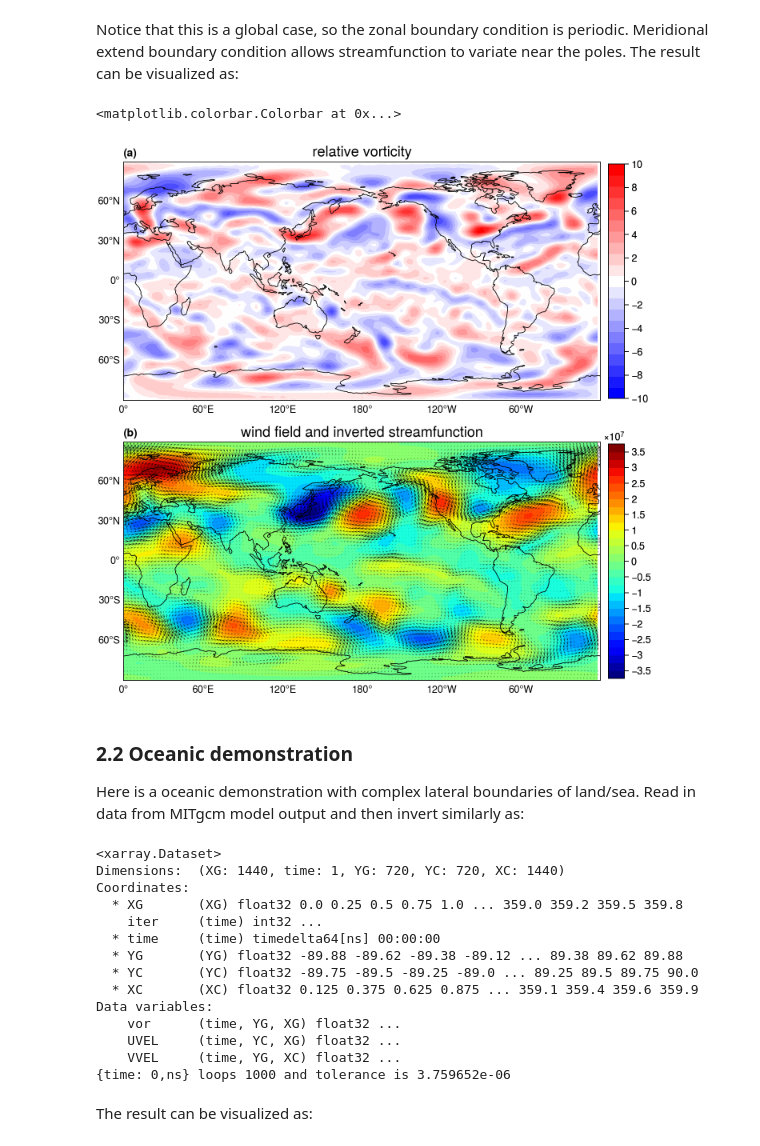
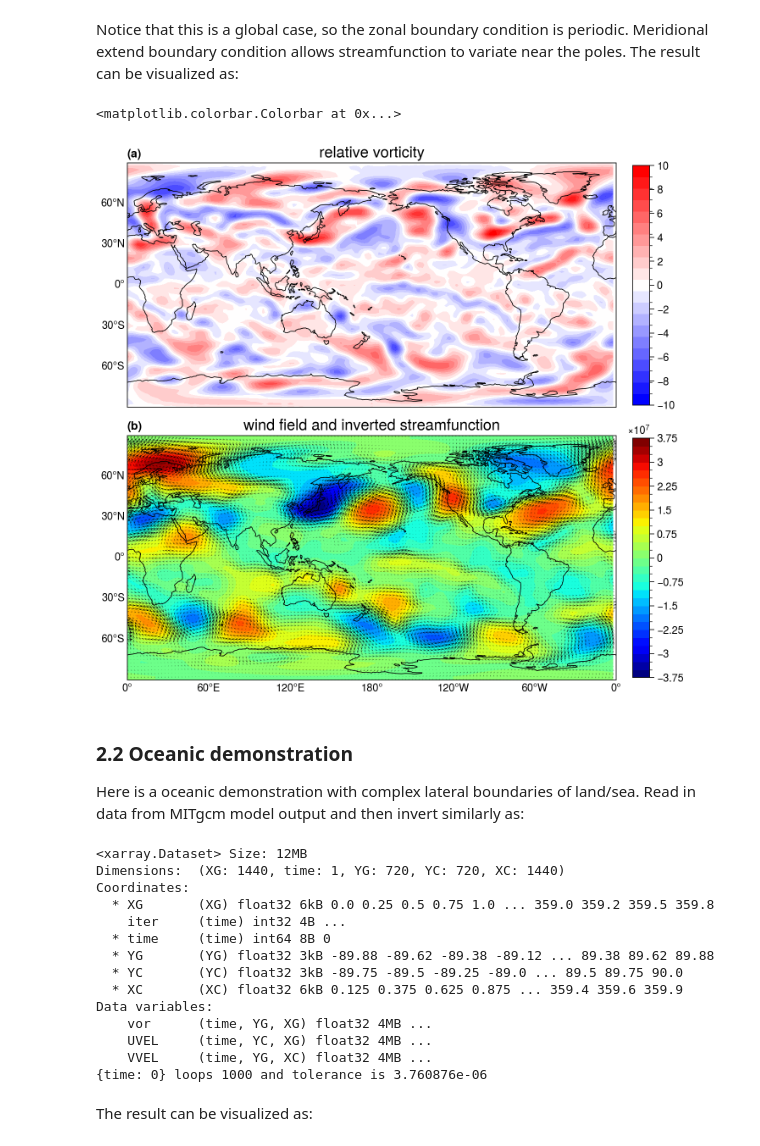
Before and after one commit to miniufo/xinvert, a Jupyter notebook: docs/source/notebooks/01_Poisson_equation_horizontal.ipynb, the cells around one changed output. Drawn from its saved outputs; the diff is of its cells as text; code cells hidden in the pictures.

```diff
--- a/docs/source/notebooks/01_Poisson_equation_horizontal.ipynb
+++ b/docs/source/notebooks/01_Poisson_equation_horizontal.ipynb
@@ -94,40 +94,39 @@ sf = invert_Poisson(vor, dims=['lat','lon'], iParams=iParams)
 # %% [markdown]
 Notice that this is a global case, so the zonal boundary condition is periodic.  Meridional extend boundary condition allows streamfunction to variate near the poles.  The result can be visualized as:
 # %%
-import proplot as pplt
+import ultraplot as uplt
 import xarray as xr
 import numpy as np
 
 # select the first time step
 u = ds.u.where(ds.u!=0)[0].load()
 v = ds.v.where(ds.v!=0)[0].load()
 m = np.hypot(u, v)
-
-fig, axes = pplt.subplots(nrows=2, ncols=1, figsize=(7, 7), sharex=3, sharey=3,
-                          proj=pplt.Proj('cyl', lon_0=180))
-
 fontsize = 13
 
-axes.format(abc='(a)', coast=True,
-            lonlines=60, latlines=30, lonlabels='b', latlabels='l',
-            grid=False, labels=False)
+fig, axes = uplt.subplots(nrows=2, ncols=1, figsize=(7, 6.6), sharex=3, sharey=3,
+                          proj=uplt.Proj('cyl', lon_0=180))
+fig.set_facecolor('w')
 
 ax = axes[0]
 p = ax.contourf(u.lon, u.lat, vor[0]*1e5, cmap='bwr',
                 levels=np.linspace(-10, 10, 22))
 ax.set_title('relative vorticity', fontsize=fontsize)
 ax.colorbar(p, loc='r', label='', ticks=2, length=0.98)
 
 ax = axes[1]
 p = ax.contourf(u.lon, u.lat, sf[0], levels=30, cmap='jet')
 ax.quiver(u.lon.values, u.lat.values, u.values, v.values,
               width=0.0007, headwidth=12., headlength=15.)
               # headwidth=1, headlength=3, width=0.002)
 ax.set_title('wind field and inverted streamfunction', fontsize=fontsize)
 ax.colorbar(p, loc='r', label='', length=0.98)
+
+axes.format(abc='(a)', coast=True, grid=False, labels=False,
+            lonlines=60, latlines=30, lonlabels='b', latlabels='l')
 # %% [output]
 <matplotlib.colorbar.Colorbar at 0x...>
-[figure, old version]
+[figure, new version]
 # %% [markdown]
 ### 2.2 Oceanic demonstration
 Here is a oceanic demonstration with complex lateral boundaries of land/sea.  Read in data from MITgcm model output and then invert similarly as:
@@ -137,7 +136,7 @@ import sys
 sys.path.append('../../../')
 from xinvert import invert_Poisson
 
-ds = xr.open_dataset('../../../Data/Helmholtz_ocean.nc')
+ds = xr.open_dataset('../../../Data/Helmholtz_ocean.nc', decode_timedelta=False)
 print(ds)
 
 vor = ds.vor
@@ -151,20 +150,20 @@ iParams = {
 
 sf = invert_Poisson(vor, dims=['YG','XG'], coords='lat-lon', iParams=iParams)
 # %% [output]
-<xarray.Dataset>
+<xarray.Dataset> Size: 12MB
 Dimensions:  (XG: 1440, time: 1, YG: 720, YC: 720, XC: 1440)
 Coordinates:
-  * XG       (XG) float32 0.0 0.25 0.5 0.75 1.0 ... 359.0 359.2 359.5 359.8
-    iter     (time) int32 ...
-  * time     (time) timedelta64[ns] 00:00:00
-  * YG       (YG) float32 -89.88 -89.62 -89.38 -89.12 ... 89.38 89.62 89.88
-  * YC       (YC) float32 -89.75 -89.5 -89.25 -89.0 ... 89.25 89.5 89.75 90.0
-  * XC       (XC) float32 0.125 0.375 0.625 0.875 ... 359.1 359.4 359.6 359.9
+  * XG       (XG) float32 6kB 0.0 0.25 0.5 0.75 1.0 ... 359.0 359.2 359.5 359.8
+    iter     (time) int32 4B ...
+  * time     (time) int64 8B 0
+  * YG       (YG) float32 3kB -89.88 -89.62 -89.38 -89.12 ... 89.38 89.62 89.88
+  * YC       (YC) float32 3kB -89.75 -89.5 -89.25 -89.0 ... 89.5 89.75 90.0
+  * XC       (XC) float32 6kB 0.125 0.375 0.625 0.875 ... 359.4 359.6 359.9
 Data variables:
-    vor      (time, YG, XG) float32 ...
-    UVEL     (time, YC, XG) float32 ...
-    VVEL     (time, YG, XC) float32 ...
-{time: 0,ns} loops 1000 and tolerance is 3.759652e-06
+    vor      (time, YG, XG) float32 4MB ...
+    UVEL     (time, YC, XG) float32 4MB ...
+    VVEL     (time, YG, XC) float32 4MB ...
+{time: 0} loops 1000 and tolerance is 3.760876e-06
 # %% [markdown]
 The result can be visualized as:
 # %%
```
Also changed, not shown: parts of 4 cells of this notebook, 23 other files.
